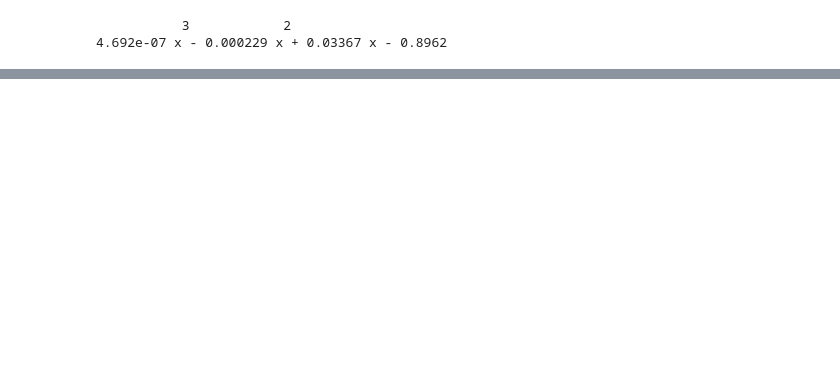
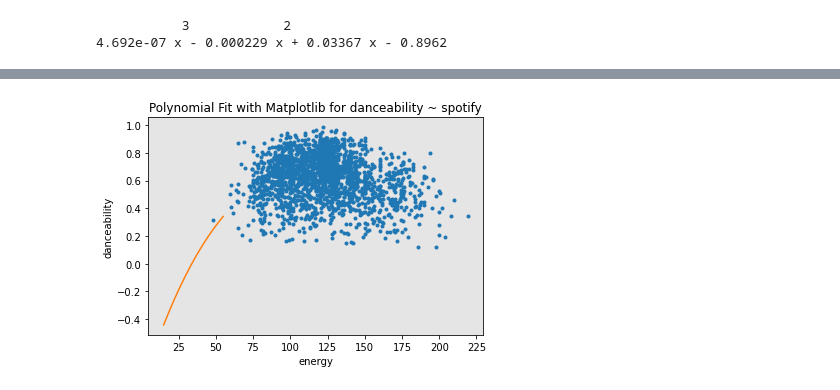
Before and after one commit to mateobivol/project-2, a Jupyter notebook: project_2_part_2.ipynb, the cells around one changed output, grey strips where cells are left out. Saved outputs shown, nothing was run; the diff lists cells and outputs as text; code cells hidden in the pictures; blank space fills up the shorter version.

```diff
--- a/project_2_part_2.ipynb
+++ b/project_2_part_2.ipynb
@@ -171,0 +169,4 @@ print(p)
+# %%
+PlotPolly(p, x, y, 'energy')
+# %% [output]
+[figure, added]
```
Also changed, not shown: parts of 6 cells of this notebook.
